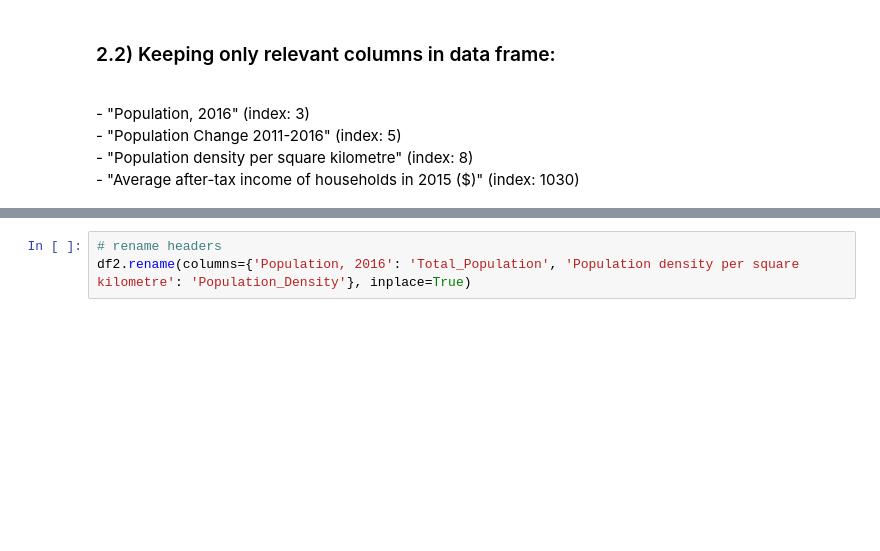
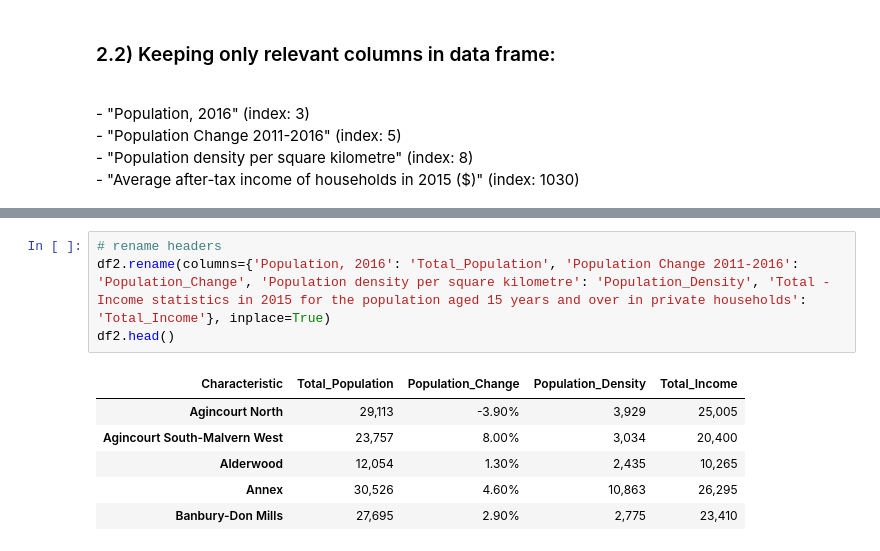
Before and after one commit to sandstormbit/Coursera_Capstone, a Jupyter notebook: Battle of Neighborhoods 2.ipynb, the cells around one changed output, grey strips where cells are left out. Saved outputs shown, nothing was run; the diff lists cells and outputs as text; blank space fills up the shorter version.

```diff
--- a/Battle of Neighborhoods 2.ipynb
+++ b/Battle of Neighborhoods 2.ipynb
@@ -111,4 +115,12 @@ df2
 | Yorkdale-Glen Park | 14,804 | 0.80% | 2,451 | 12,065 |
 # %%
 # rename headers
-df2.rename(columns={'Population, 2016': 'Total_Population', 'Population density per square kilometre': 'Population_Density'}, inplace=True)
+df2.rename(columns={'Population, 2016': 'Total_Population', 'Population Change 2011-2016': 'Population_Change', 'Population density per square kilometre': 'Population_Density', 'Total - Income statistics in 2015 for the population aged 15 years and over in private households': 'Total_Income'}, inplace=True)
+df2.head()
+# %% [output]
+| Characteristic | Total_Population | Population_Change | Population_Density | Total_Income |
+| Agincourt North | 29,113 | -3.90% | 3,929 | 25,005 |
+| Agincourt South-Malvern West | 23,757 | 8.00% | 3,034 | 20,400 |
+| Alderwood | 12,054 | 1.30% | 2,435 | 10,265 |
+| Annex | 30,526 | 4.60% | 10,863 | 26,295 |
+| Banbury-Don Mills | 27,695 | 2.90% | 2,775 | 23,410 |
```
Also changed, not shown: parts of 3 cells of this notebook.
